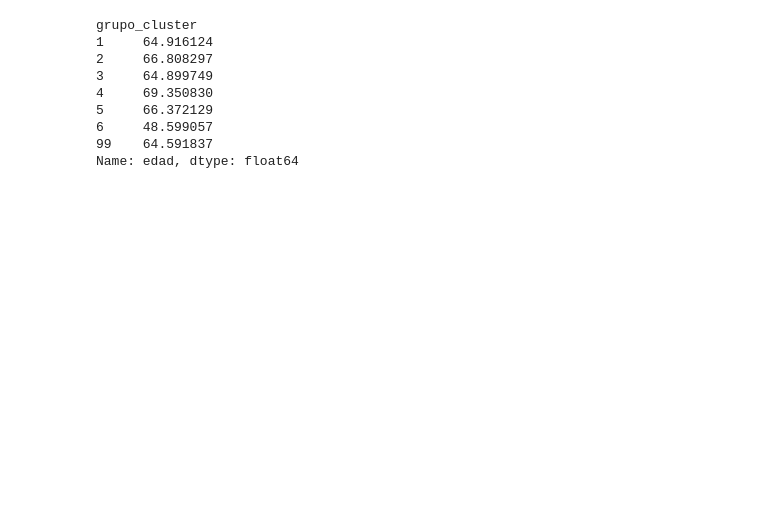
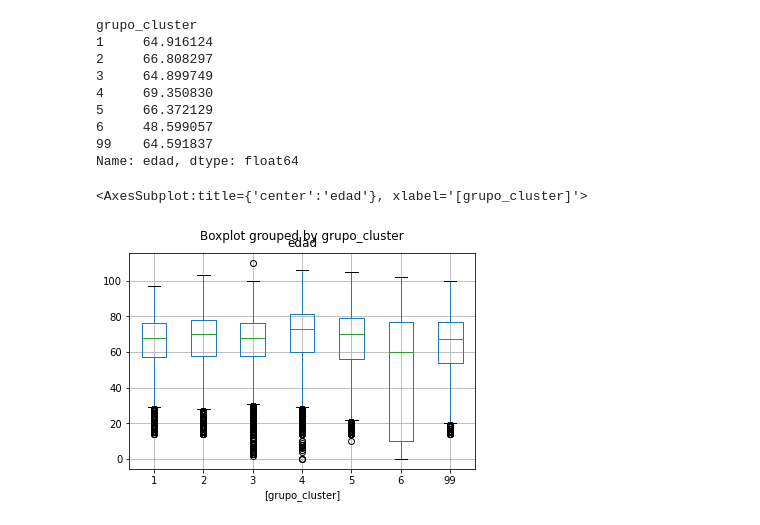
Before and after one commit to carlosgomezgil99/TFM, a Jupyter notebook: TFM_Carlos.ipynb, the cells around one changed output. Saved outputs shown, nothing was run; the diff lists cells and outputs as text; code cells hidden in the pictures; blank space fills up the shorter version.

```diff
--- a/TFM_Carlos.ipynb
+++ b/TFM_Carlos.ipynb
@@ -496,3 +514,8 @@ grupo_cluster
 6     48.599057
 99    64.591837
 Name: edad, dtype: float64
+# %%
+df[['grupo_cluster','edad']].boxplot(by='grupo_cluster')
+# %% [output]
+<AxesSubplot:title={'center':'edad'}, xlabel='[grupo_cluster]'>
+[figure, added]
```
Also changed, not shown: parts of 17 cells of this notebook.
